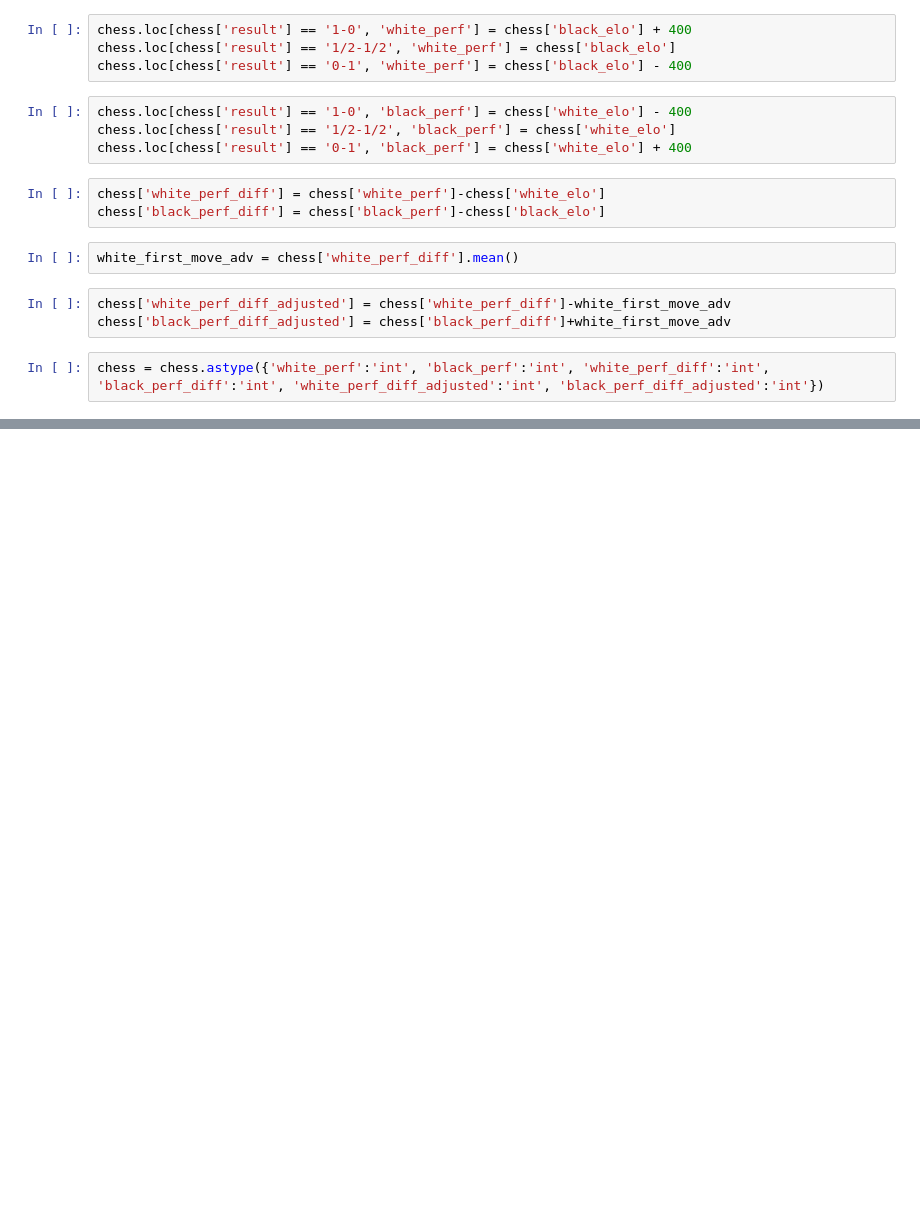
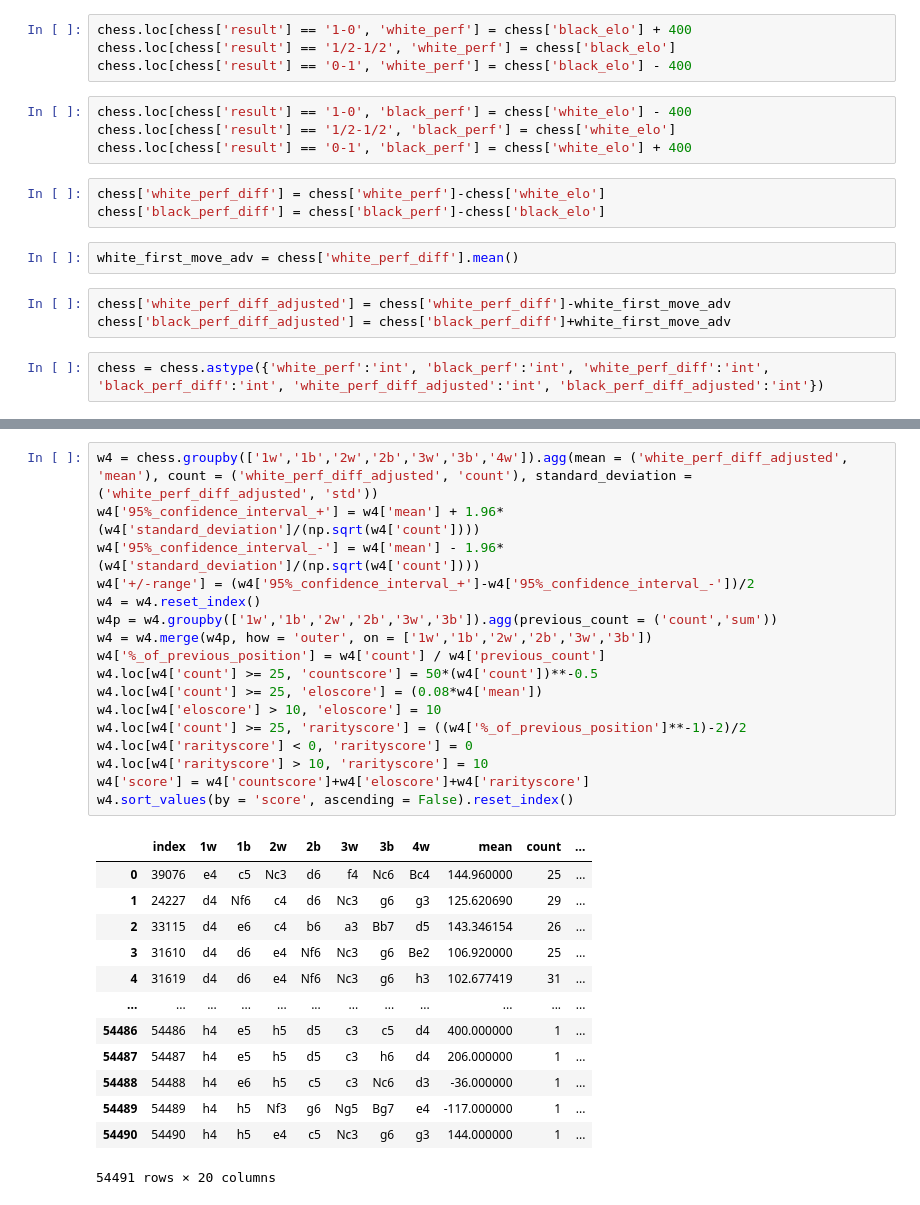
Before and after one commit to Elliot-Moore/Capstone, a Jupyter notebook: notebooks/Capstone_data_analysis.ipynb, the cells around one changed output, grey strips where cells are left out. Drawn from its saved outputs; the diff is of its cells as text; blank space fills up the shorter version.

```diff
--- a/notebooks/Capstone_data_analysis.ipynb
+++ b/notebooks/Capstone_data_analysis.ipynb
@@ -90,0 +238,31 @@ b1
+# %%
+w4 = chess.groupby(['1w','1b','2w','2b','3w','3b','4w']).agg(mean = ('white_perf_diff_adjusted', 'mean'), count = ('white_perf_diff_adjusted', 'count'), standard_deviation = ('white_perf_diff_adjusted', 'std'))
+w4['95%_confidence_interval_+'] = w4['mean'] + 1.96*(w4['standard_deviation']/(np.sqrt(w4['count'])))
+w4['95%_confidence_interval_-'] = w4['mean'] - 1.96*(w4['standard_deviation']/(np.sqrt(w4['count'])))
+w4['+/-range'] = (w4['95%_confidence_interval_+']-w4['95%_confidence_interval_-'])/2
+w4 = w4.reset_index()
+w4p = w4.groupby(['1w','1b','2w','2b','3w','3b']).agg(previous_count = ('count','sum'))
+w4 = w4.merge(w4p, how = 'outer', on = ['1w','1b','2w','2b','3w','3b'])
+w4['%_of_previous_position'] = w4['count'] / w4['previous_count']
+w4.loc[w4['count'] >= 25, 'countscore'] = 50*(w4['count'])**-0.5
+w4.loc[w4['count'] >= 25, 'eloscore'] = (0.08*w4['mean'])
+w4.loc[w4['eloscore'] > 10, 'eloscore'] = 10
+w4.loc[w4['count'] >= 25, 'rarityscore'] = ((w4['%_of_previous_position']**-1)-2)/2
+w4.loc[w4['rarityscore'] < 0, 'rarityscore'] = 0
+w4.loc[w4['rarityscore'] > 10, 'rarityscore'] = 10
+w4['score'] = w4['countscore']+w4['eloscore']+w4['rarityscore']
+w4.sort_values(by = 'score', ascending = False).reset_index()
+# %% [output]
+|  | index | 1w | 1b | 2w | 2b | 3w | 3b | 4w | mean | count | ... |
+| 0 | 39076 | e4 | c5 | Nc3 | d6 | f4 | Nc6 | Bc4 | 144.960000 | 25 | ... |
+| 1 | 24227 | d4 | Nf6 | c4 | d6 | Nc3 | g6 | g3 | 125.620690 | 29 | ... |
+| 2 | 33115 | d4 | e6 | c4 | b6 | a3 | Bb7 | d5 | 143.346154 | 26 | ... |
+| 3 | 31610 | d4 | d6 | e4 | Nf6 | Nc3 | g6 | Be2 | 106.920000 | 25 | ... |
+| 4 | 31619 | d4 | d6 | e4 | Nf6 | Nc3 | g6 | h3 | 102.677419 | 31 | ... |
+| ... | ... | ... | ... | ... | ... | ... | ... | ... | ... | ... | ... |
+| 54486 | 54486 | h4 | e5 | h5 | d5 | c3 | c5 | d4 | 400.000000 | 1 | ... |
+| 54487 | 54487 | h4 | e5 | h5 | d5 | c3 | h6 | d4 | 206.000000 | 1 | ... |
+| 54488 | 54488 | h4 | e6 | h5 | c5 | c3 | Nc6 | d3 | -36.000000 | 1 | ... |
+| 54489 | 54489 | h4 | h5 | Nf3 | g6 | Ng5 | Bg7 | e4 | -117.000000 | 1 | ... |
+| 54490 | 54490 | h4 | h5 | e4 | c5 | Nc3 | g6 | g3 | 144.000000 | 1 | ... |
+54491 rows × 20 columns
```
Also changed, not shown: parts of 10 cells of this notebook, 2 other files.
